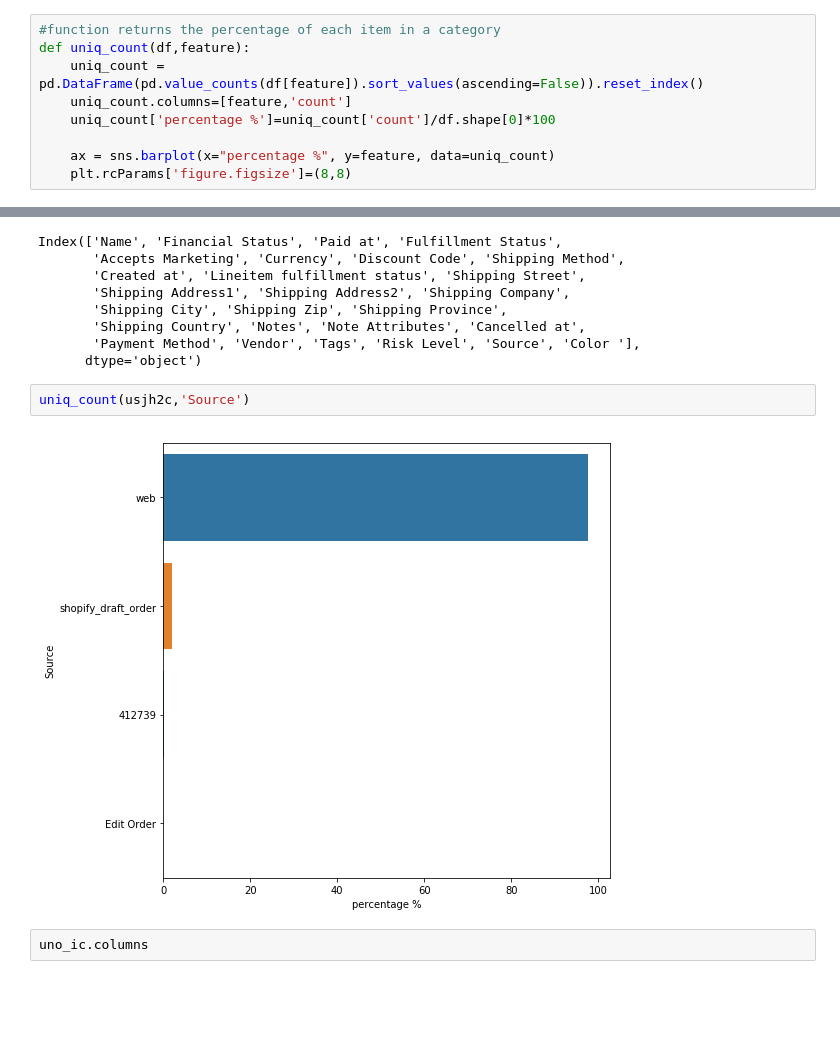
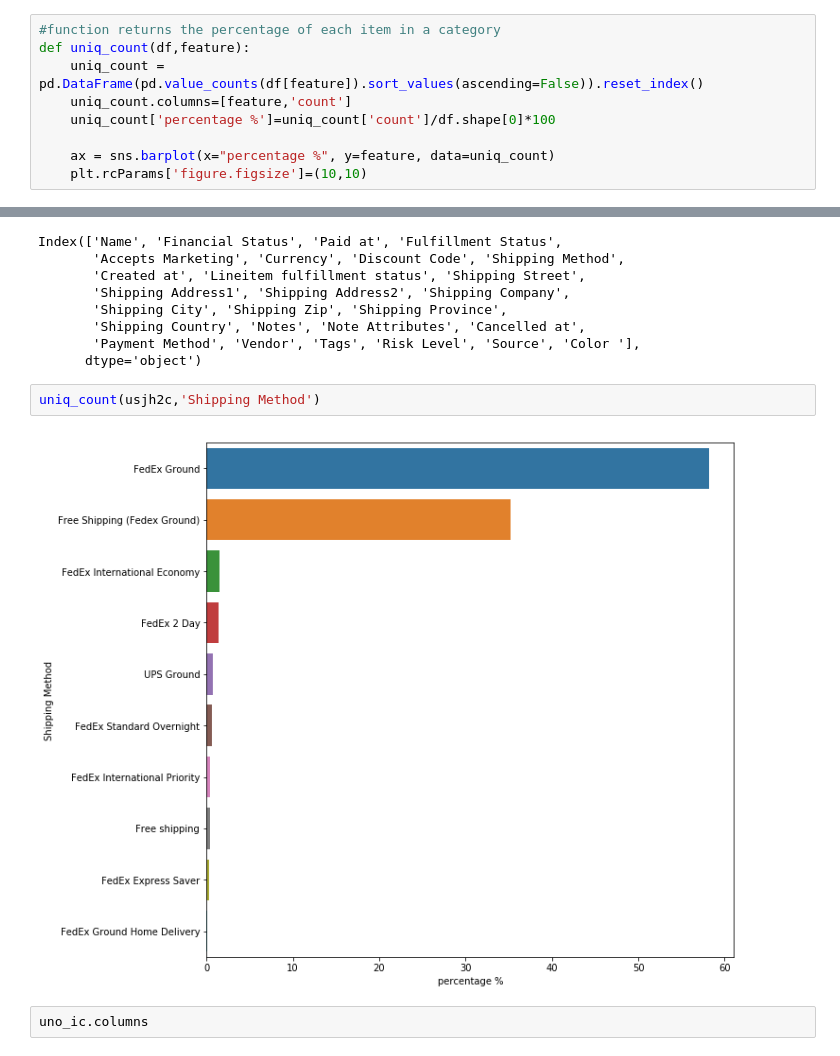
Before and after one commit to lksfr/NOSO, a Jupyter notebook: Jialan_Zhu/NOSO_EDA_USJH&UNO.ipynb, the cells around one changed output, grey strips where cells are left out. Cells and saved outputs as stored; diff of their text form; blank space fills up the shorter version.

```diff
--- a/Jialan_Zhu/NOSO_EDA_USJH&UNO.ipynb
+++ b/Jialan_Zhu/NOSO_EDA_USJH&UNO.ipynb
@@ -653,7 +683,7 @@ def uniq_count(df,feature):
     uniq_count['percentage %']=uniq_count['count']/df.shape[0]*100
 
     ax = sns.barplot(x="percentage %", y=feature, data=uniq_count)
-    plt.rcParams['figure.figsize']=(8,8)
+    plt.rcParams['figure.figsize']=(10,10)
 # %%
 #select features what to explore in each dataset
 # %%
@@ -685,9 +715,9 @@ Index(['Name', 'Financial Status', 'Paid at', 'Fulfillment Status',
        'Payment Method', 'Vendor', 'Tags', 'Risk Level', 'Source', 'Color '],
       dtype='object')
 # %%
-uniq_count(usjh2c,'Source')
+uniq_count(usjh2c,'Shipping Method')
 # %% [output]
-[figure, old version]
+[figure, new version]
 # %%
 uno_ic.columns
 # %% [output]
```
Also changed, not shown: parts of 31 cells of this notebook, 3 other files.
